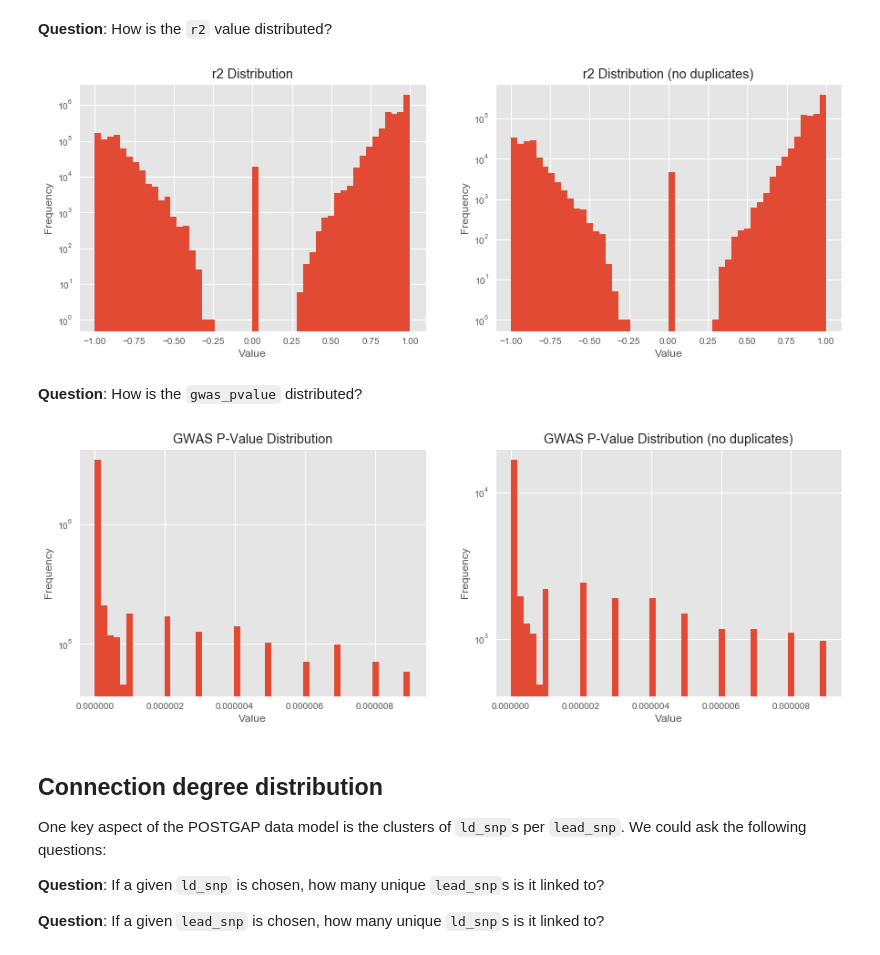
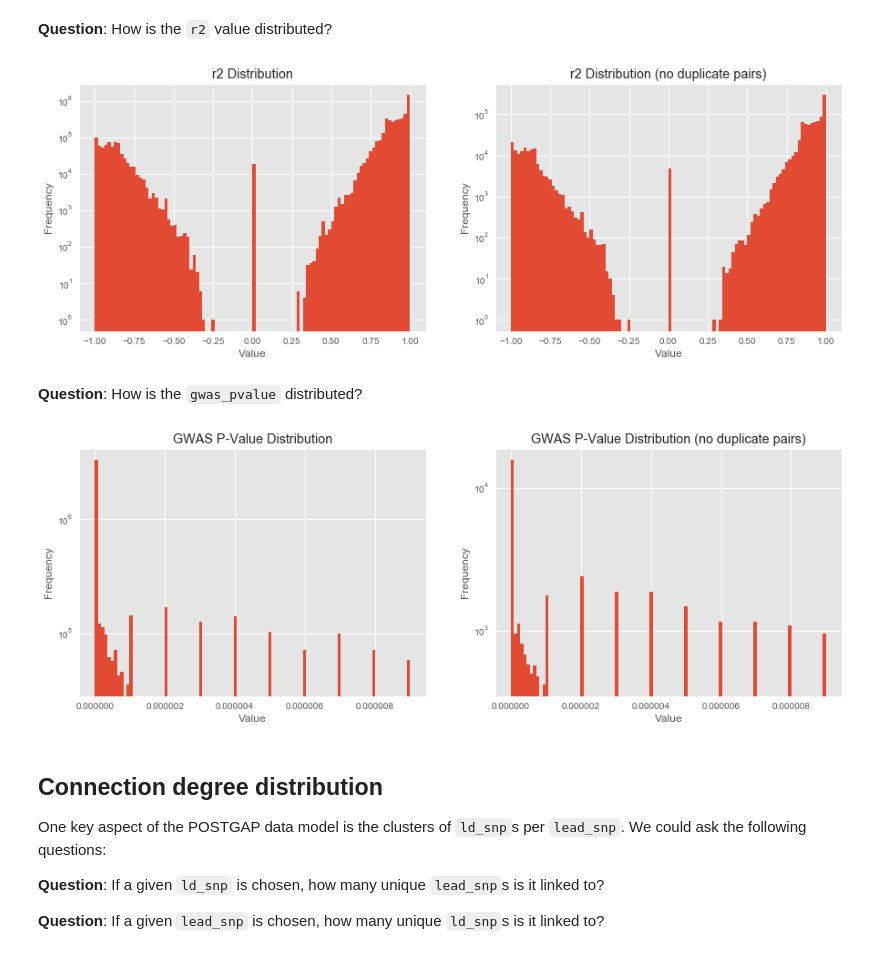
Before and after one commit to opentargets-archive/postgap_analysis, a Jupyter notebook: postgap_analysis_flat.ipynb, the cells around one changed output. Cells and saved outputs as stored; diff of their text form; code cells hidden in the pictures.

```diff
--- a/postgap_analysis_flat.ipynb
+++ b/postgap_analysis_flat.ipynb
@@ -172,19 +172,19 @@ plot_strength_distribution(score_all, score_no_dupes, 'POSTGAP Score')
 # %%
 r2_all = pg['r2']
 r2_no_dupes = pg.groupby(['ld_snp_rsID', 'gwas_snp'])['r2'].first()
-plot_connection_strength_distribution(r2_all, r2_no_dupes, 'r2')
+plot_strength_distribution(r2_all, r2_no_dupes, 'r2')
 # note: r2 col appears to contain r, not r2
 # %% [output]
-[figure, old version]
+[figure, new version]
 # %% [markdown]
 **Question**: How is the `gwas_pvalue` distributed?
 # %%
 pval_all = pg['gwas_pvalue']
 # TODO: check if the grouping should include pmid for uniqueness of first()
 pval_no_dupes = pg.groupby(['gwas_snp', 'disease_efo_id'])['gwas_pvalue'].first()
-plot_connection_strength_distribution(pval_all, pval_no_dupes, 'GWAS P-Value')
+plot_strength_distribution(pval_all, pval_no_dupes, 'GWAS P-Value')
 # %% [output]
-[figure, old version]
+[figure, new version]
 # %% [markdown]
 ## Connection degree distribution
 One key aspect of the POSTGAP data model is the clusters of `ld_snp`s per `lead_snp`. We could ask the following questions:
```
Also changed, not shown: parts of 5 cells of this notebook.
